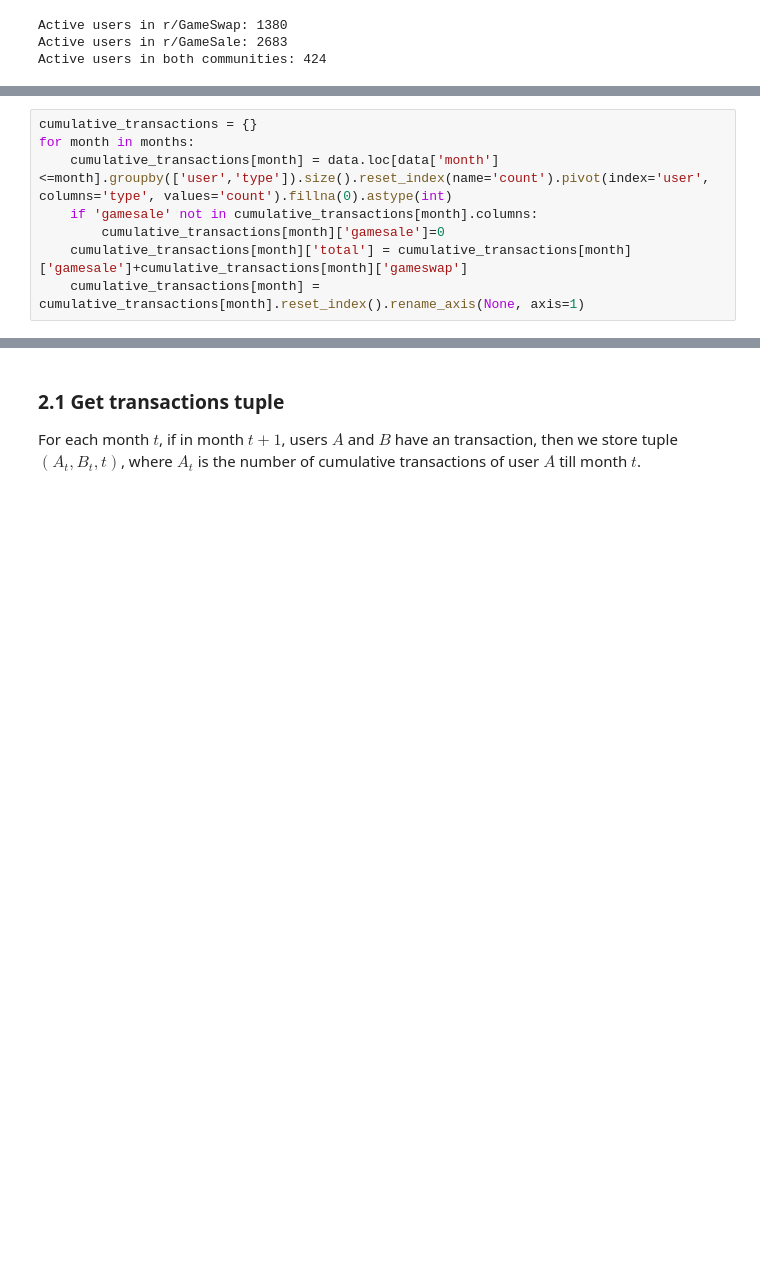
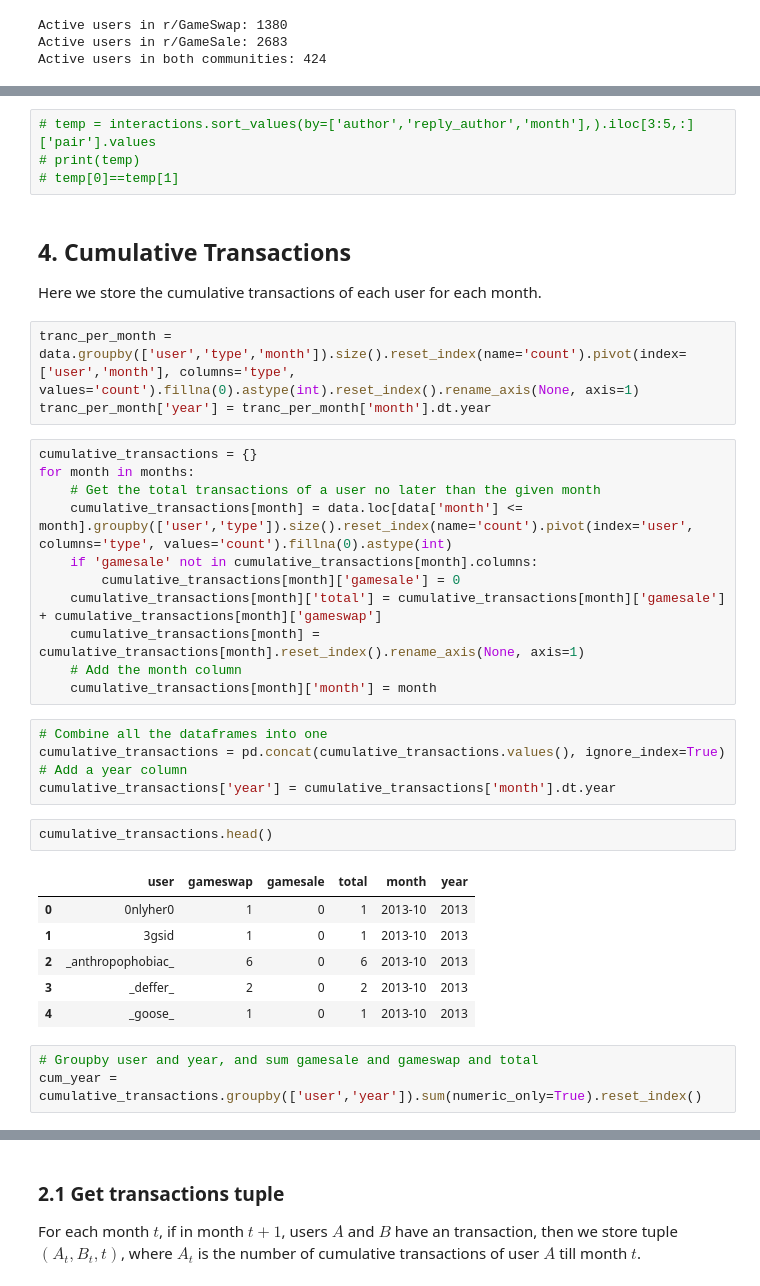
Before and after one commit to Jinyi-Liu/BZAN643-Project, a Jupyter notebook: 03_Reciprocal_Analysis.ipynb, the cells around one changed output, grey strips where cells are left out. Saved outputs shown, nothing was run; the diff lists cells and outputs as text; blank space fills up the shorter version.

```diff
--- a/03_Reciprocal_Analysis.ipynb
+++ b/03_Reciprocal_Analysis.ipynb
@@ -118,8 +102,38 @@ interactions
+# %%
+# temp = interactions.sort_values(by=['author','reply_author','month'],).iloc[3:5,:]['pair'].values
+# print(temp)
+# temp[0]==temp[1]
+# %% [markdown]
+## 4. Cumulative Transactions
+Here we store the cumulative transactions of each user for each month.
+# %%
+tranc_per_month = data.groupby(['user','type','month']).size().reset_index(name='count').pivot(index=['user','month'], columns='type', values='count').fillna(0).astype(int).reset_index().rename_axis(None, axis=1)
+tranc_per_month['year'] = tranc_per_month['month'].dt.year
 # %%
 cumulative_transactions = {}
 for month in months:
-    cumulative_transactions[month] = data.loc[data['month']<=month].groupby(['user','type']).size().reset_index(name='count').pivot(index='user', columns='type', values='count').fillna(0).astype(int)
+    # Get the total transactions of a user no later than the given month
+    cumulative_transactions[month] = data.loc[data['month'] <= month].groupby(['user','type']).size().reset_index(name='count').pivot(index='user', columns='type', values='count').fillna(0).astype(int)
     if 'gamesale' not in cumulative_transactions[month].columns:
-        cumulative_transactions[month]['gamesale']=0
-    cumulative_transactions[month]['total'] = cumulative_transactions[month]['gamesale']+cumulative_transactions[month]['gameswap']
+        cumulative_transactions[month]['gamesale'] = 0
+    cumulative_transactions[month]['total'] = cumulative_transactions[month]['gamesale'] + cumulative_transactions[month]['gameswap']
     cumulative_transactions[month] = cumulative_transactions[month].reset_index().rename_axis(None, axis=1)
+    # Add the month column
+    cumulative_transactions[month]['month'] = month
+# %%
+# Combine all the dataframes into one
+cumulative_transactions = pd.concat(cumulative_transactions.values(), ignore_index=True)
+# Add a year column
+cumulative_transactions['year'] = cumulative_transactions['month'].dt.year
+# %%
+cumulative_transactions.head()
+# %% [output]
+|  | user | gameswap | gamesale | total | month | year |
+| 0 | 0nlyher0 | 1 | 0 | 1 | 2013-10 | 2013 |
+| 1 | 3gsid | 1 | 0 | 1 | 2013-10 | 2013 |
+| 2 | _anthropophobiac_ | 6 | 0 | 6 | 2013-10 | 2013 |
+| 3 | _deffer_ | 2 | 0 | 2 | 2013-10 | 2013 |
+| 4 | _goose_ | 1 | 0 | 1 | 2013-10 | 2013 |
+# %%
+# Groupby user and year, and sum gamesale and gameswap and total
+cum_year = cumulative_transactions.groupby(['user','year']).sum(numeric_only=True).reset_index()
```
Also changed, not shown: parts of 10 cells of this notebook, 1 other file.
